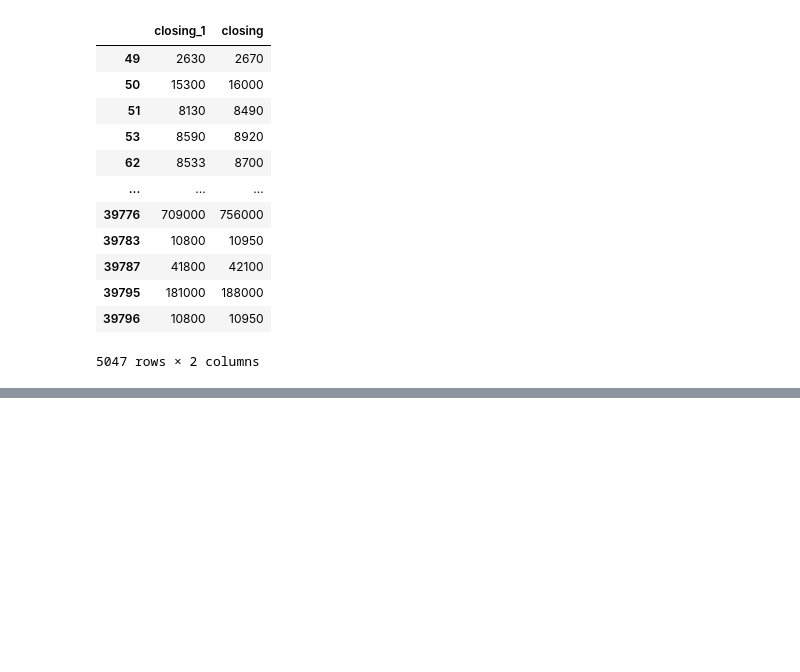
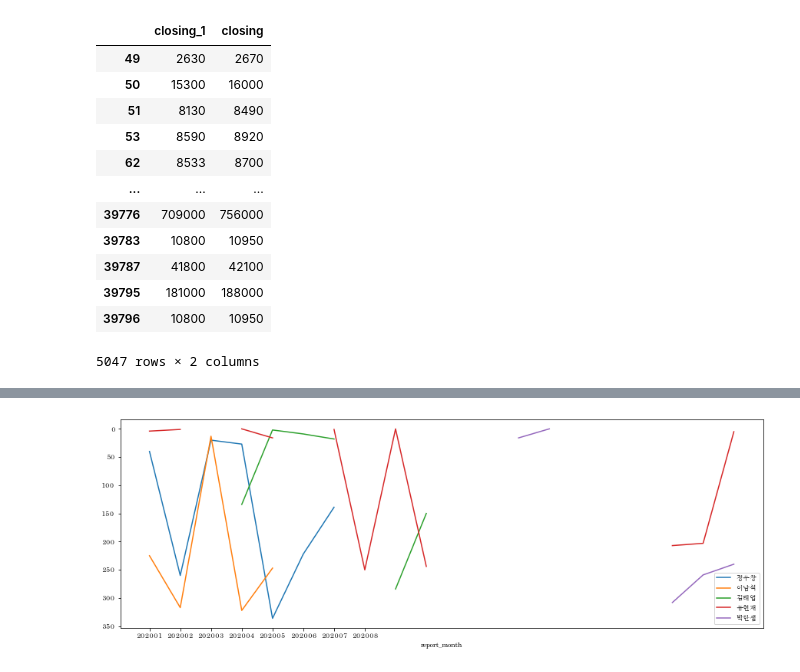
Before and after one commit to keemsunguk/analyst_performance, a Jupyter notebook: notebooks/labeling.ipynb, the cells around one changed output, grey strips where cells are left out. Saved outputs shown, nothing was run; the diff lists cells and outputs as text; code cells hidden in the pictures; blank space fills up the shorter version.

```diff
--- a/notebooks/labeling.ipynb
+++ b/notebooks/labeling.ipynb
@@ -585,0 +236,28 @@ sentiment_df[['closing_1', 'closing']]
+# %%
+author_production = get_author_production(sentiment_df)
+# %%
+tot_authors = len(author_production)
+mon_author_rank = []
+for auth, freq in author_production.items():
+    for mon, d in monthly_by_author_dict.items():
+        tmp = d.loc[d.author == auth]  # same name diff person ???
+        if tmp.shape[0] == 0:
+            mon_author_rank.append((auth, mon, None, -1, -1, -1, 0))
+            #pass
+        else:
+            mon_author_rank.append((
+                tmp['author'].values[0],
+                mon,
+                tmp.index[0],
+                tmp['high_profit_ratio'].values[0],
+                tmp['gap_up_ratio'].values[0],
+                tmp['closing_profit_ratio'].values[0],
+                tmp['author_frequency'].values[0],
+            ))
+# %%
+mon_author_rank_df = pd.DataFrame(mon_author_rank,
+                                  columns=['author', 'report_month', 'monthly_rank', 'high_profit_ratio', 'gap_up_ratio', 'closing_profit_ratio', 'author_frequency'])
+# %%
+plt.rcParams["font.family"] = 'AppleMyungjo'
+plt.rcParams["font.size"] = 9
+plt.rcParams["figure.figsize"] = (16,4)
@@ -585,0 +306,16 @@ sentiment_df[['closing_1', 'closing']]
+# %%
+cnt = 0
+fig, ax = plt.subplots()
+leg = []
+for auth in top_performers[:5]:
+    #leg.append(translator.translate(auth , src="ko", dest="en").text)
+    leg.append(auth)
+    tmp_df = mon_author_rank_df.loc[mon_author_rank_df['author'] == auth]
+    tmp_df.set_index('report_month')['monthly_rank'].plot.line(legend=True, figsize=(15,5), ax=ax).invert_yaxis()
+    cnt += 1
+    #ax.set_xticklabels(list(valid_df['report_month'].unique()))
+    ax.legend(leg)
+    if cnt > 10:
+        break
+# %% [output]
+[figure, added]
```
Also changed, not shown: parts of 92 cells of this notebook, 4 other files.
